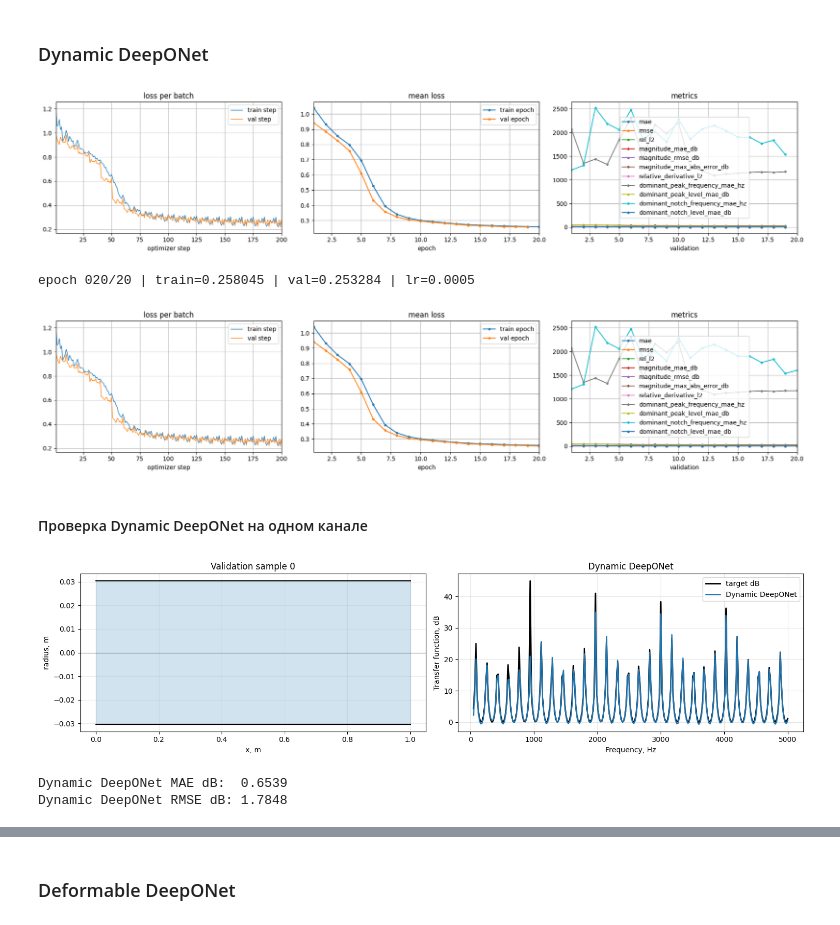
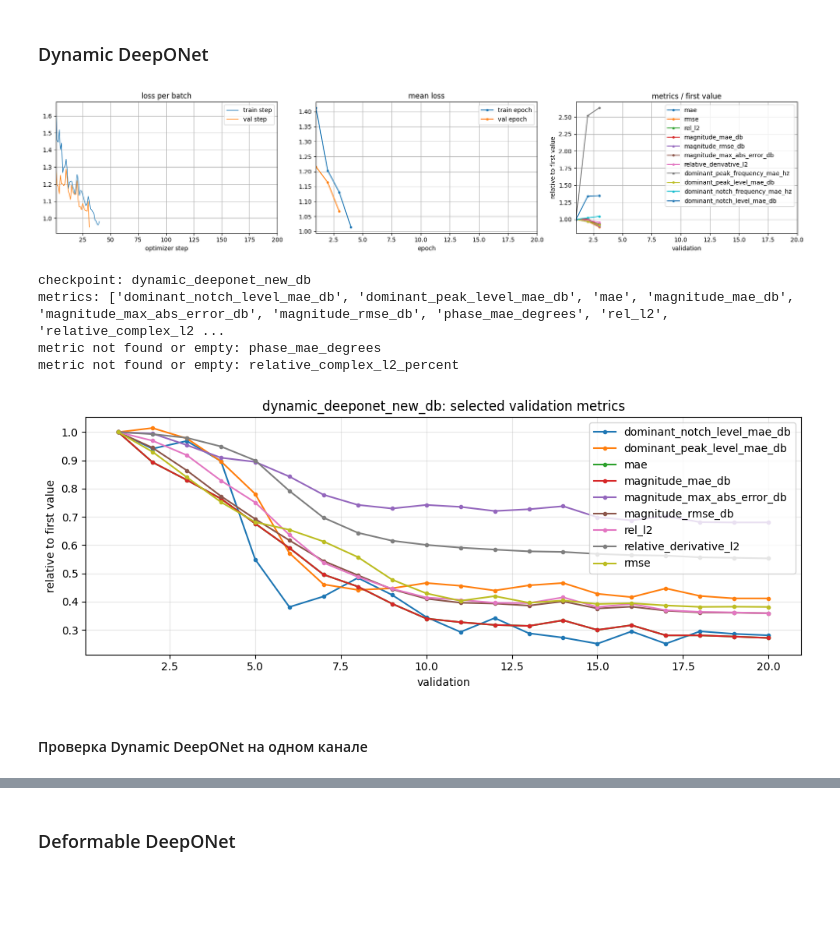
Before and after one commit to Erykalkin/webster, a Jupyter notebook: forward.ipynb, the cells around one changed output, grey strips where cells are left out. Cells and saved outputs as stored; diff of their text form; code cells hidden in the pictures; blank space fills up the shorter version.

```diff
--- a/forward.ipynb
+++ b/forward.ipynb
@@ -60,23 +60,29 @@ epochs = 20
 preview_sample_idx = 0
 
 loss_name = "transfer_db"  # "mse" or "transfer_db"
+
 transfer_loss_db_kwargs = {
     "output_type": "db",
+
     "db_weight": 1.0,
     "magnitude_weight": 0.1,
     "db_derivative_weight": 0.02,
+
     "peak_weight": 0.0,
-    "peak_level_weight": 0.05,
+    "peak_level_weight": 0.2,
+
     "complex_weight": 0.0,
     "complex_derivative_weight": 0.0,
     "phase_weight": 0.0,
+
     "db_error_scale": 10.0,
     "db_derivative_scale": 0.01,
+
     "peak_temperature_db": 3.0,
     "peak_min_prominence_db": 1.0,
     "peak_min_distance_hz": 40.0,
     "peak_max_count": None,
-    "phase_dynamic_range_db": 40.0,
+
     "min_db": -100.0,
     "eps": 1e-8,
 }
@@ -111,14 +117,14 @@ device: cuda
 # %%
 train_loader = make_streaming_dataloader(
     train_config,
-    length_range_library,
+    range_library,
     batch_size=batch_size,
     num_workers=0,
 )
 
 val_loader = make_streaming_dataloader(
     val_config,
-    length_range_library,
+    range_library,
     batch_size=batch_size,
     num_workers=0,
 )
@@ -425,7 +349,7 @@ DeepONet RMSE dB: 8.1133
 # %% [markdown]
 ### Dynamic DeepONet
 # %%
-dynamic_deeponet_checkpoint_name = "dynamic_deeponet_db"
+dynamic_deeponet_checkpoint_name = "dynamic_deeponet_new_db"
 
 dynamic_deeponet = TransferFunctionDynamicDeepONet(
     in_channels=1,
@@ -442,46 +366,69 @@ dynamic_deeponet = TransferFunctionDynamicDeepONet(
 
 dynamic_deeponet_optimizer = make_optimizer(
     dynamic_deeponet,
     lr=5e-4,
     weight_decay=1e-4,
 )
 
 dynamic_deeponet_history = fit(
     dynamic_deeponet,
     dynamic_deeponet_optimizer,
     train_loader,
     val_loader,
     criterion=criterion,
     batch_to_xy=deeponet_batch_to_xy,
     config=TrainConfig(
         epochs=epochs,
         steps_per_epoch=steps_per_epoch,
         val_steps=val_steps,
         device=device,
         show_progress=False,
         live_plot_every_steps=50,
         grad_clip_norm=None,
         checkpoint_name=dynamic_deeponet_checkpoint_name,
         save_every_steps=None,
         validation_metrics=validation_metrics,
     ),
 )
 
 plot_history(dynamic_deeponet_history)
 # %% [output]
-[figure, old version]
+[figure, new version]
-epoch 020/20 | train=0.258045 | val=0.253284 | lr=0.0005
-[figure, removed]
+# %%
+# Plot selected validation metrics from a saved checkpoint
+
+metrics_checkpoint_name = "dynamic_deeponet_new_db"
+metrics_normalize = True
+
+history = utils.load_history_from_checkpoint(
+    metrics_checkpoint_name,
+    checkpoint_dir="checkpoints",
+    map_location="cpu",
+)
+
+history_data = utils.history_to_mapping(history)
+all_metric_names = sorted((history_data.get("metrics") or {}).keys())
+
+metric_names = [
+    name
+    for name in all_metric_names
+    if not name.endswith("_frequency_mae_hz")
+]
+
+print("checkpoint:", metrics_checkpoint_name)
+print("metrics:", metric_names)
+
+utils.plot_selected_metrics(
+    history,
+    metric_names,
+    title=f"{metrics_checkpoint_name}: selected validation metrics",
+    normalize=metrics_normalize,
+)
+# %% [output]
+checkpoint: dynamic_deeponet_new_db
+metrics: ['dominant_notch_level_mae_db', 'dominant_peak_level_mae_db', 'mae', 'magnitude_mae_db', 'magnitude_max_abs_error_db', 'magnitude_rmse_db', 'phase_mae_degrees', 'rel_l2', 'relative_complex_l2 ...
+metric not found or empty: phase_mae_degrees
+metric not found or empty: relative_complex_l2_percent
+[figure, added]
 # %% [markdown]
 #### Проверка Dynamic DeepONet на одном канале
-# %%
-plot_single_model_preview(
-    dynamic_deeponet,
-    deeponet_batch_to_xy,
-    "Dynamic DeepONet",
-    sample_idx=preview_sample_idx,
-)
-# %% [output]
-[figure, removed]
-Dynamic DeepONet MAE dB:  0.6539
-Dynamic DeepONet RMSE dB: 1.7848
```
Also changed, not shown: parts of 16 cells of this notebook, 5 other files.
